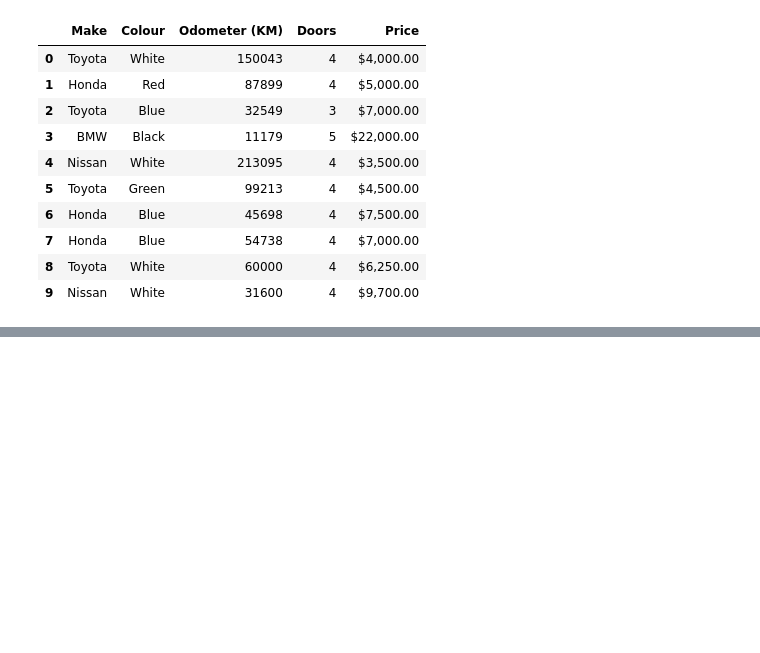
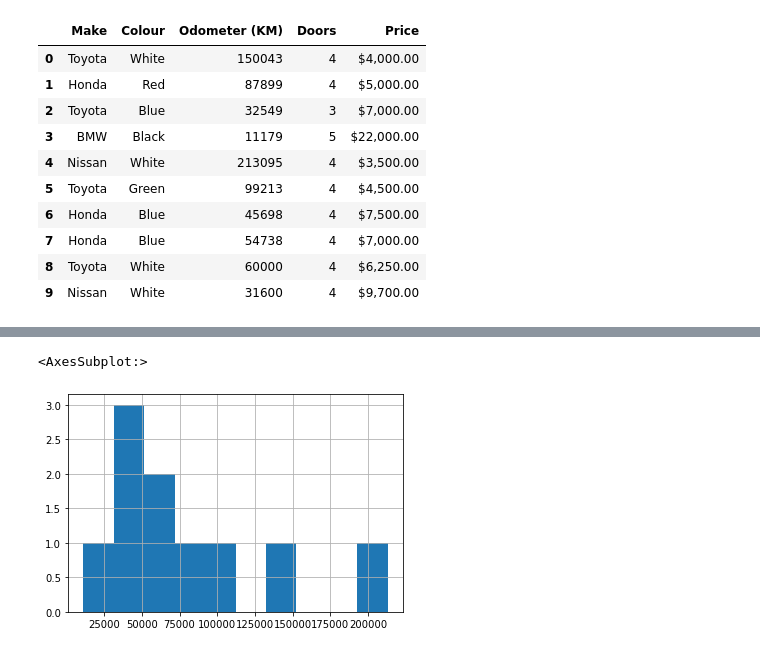
Before and after one commit to studywitme/learn-pandas, a Jupyter notebook: introduction-to-pandas.ipynb, the cells around one changed output, grey strips where cells are left out. Drawn from its saved outputs; the diff is of its cells as text; code cells hidden in the pictures; blank space fills up the shorter version.

```diff
--- a/introduction-to-pandas.ipynb
+++ b/introduction-to-pandas.ipynb
@@ -36,0 +156,5 @@ car_sales
+# %%
+car_sales["Odometer (KM)"].hist() #150000 & 200000 consider as Outliner
+# %% [output]
+<AxesSubplot:>
+[figure, added]
```
Also changed, not shown: parts of 37 cells of this notebook, 1 other file.
